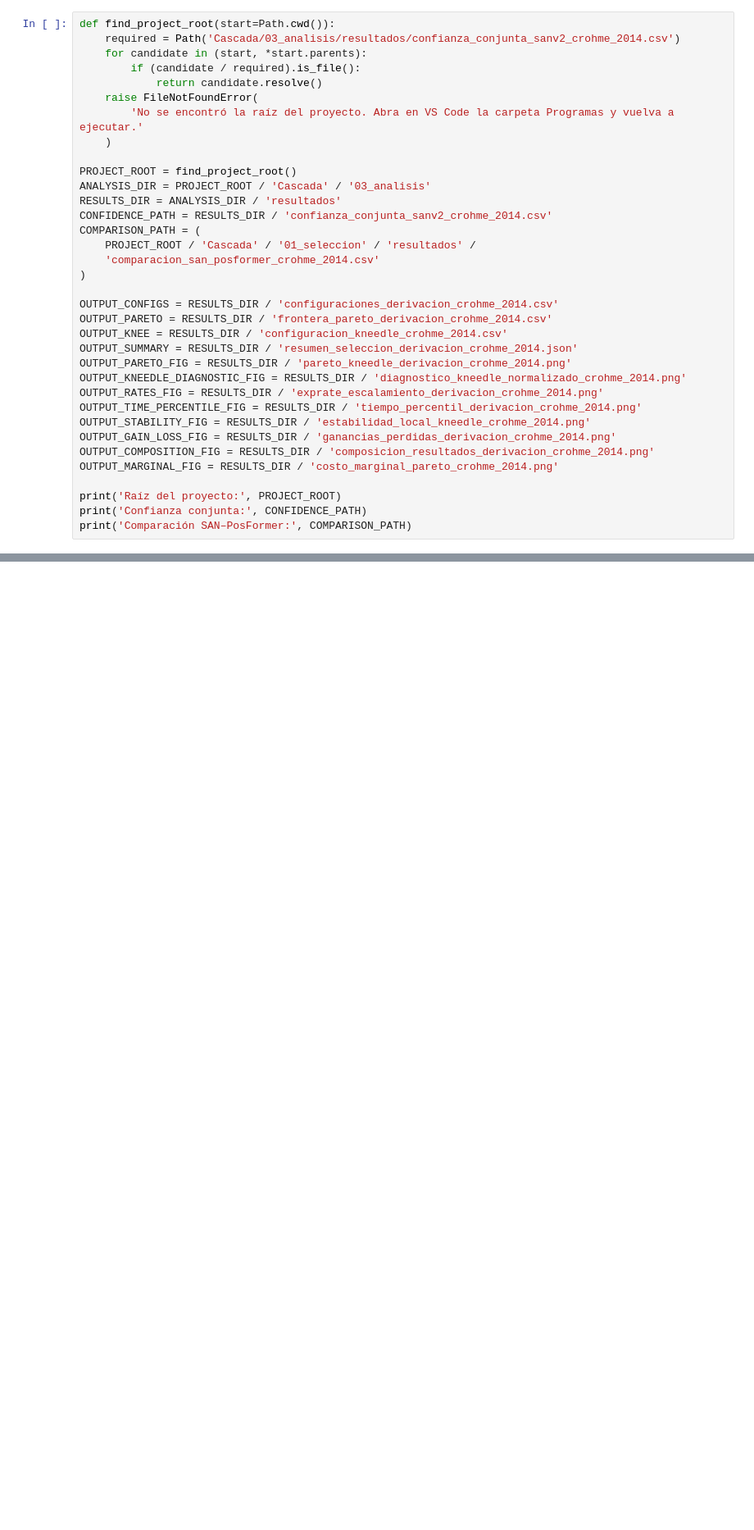
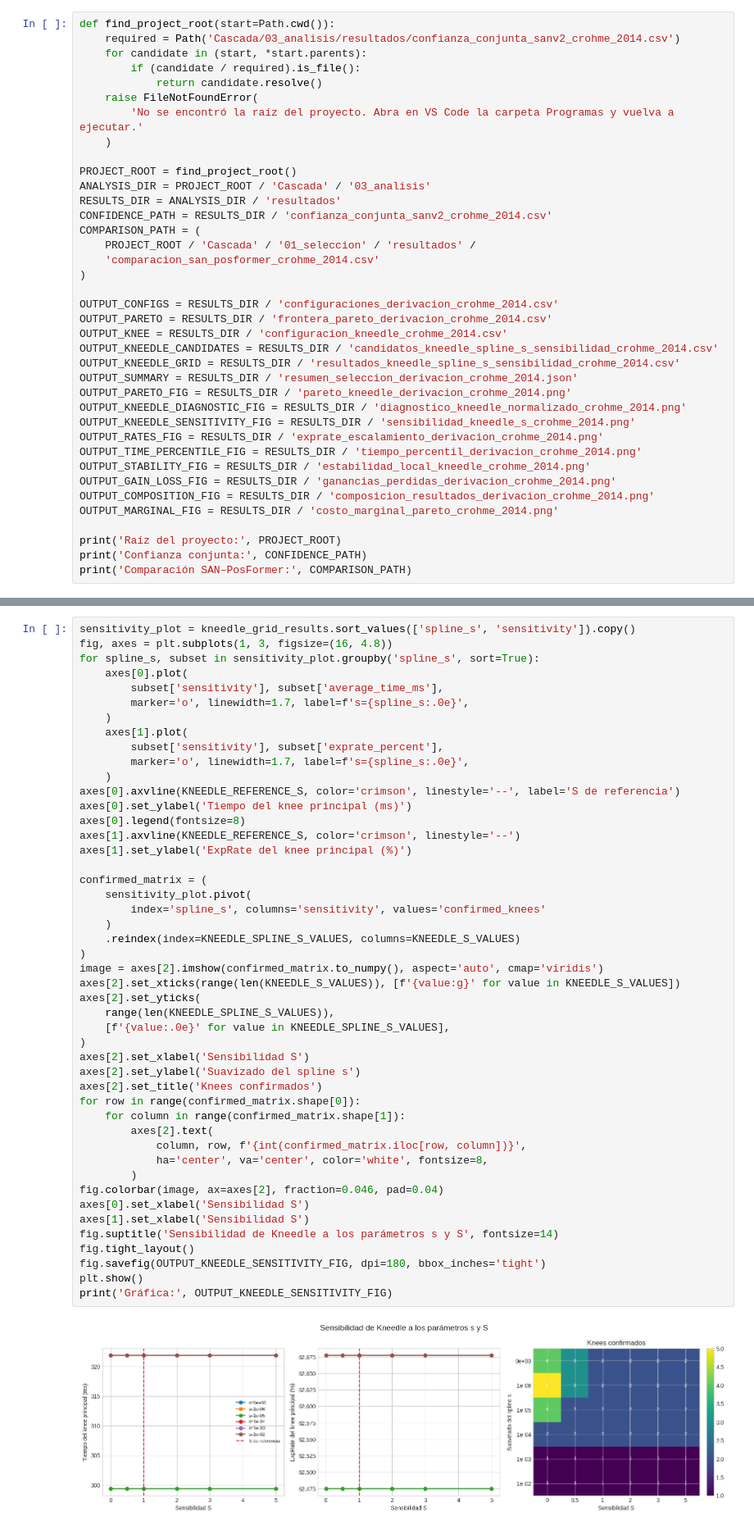
Before and after one commit to CarlossssMora/HMER-Cascade, a Jupyter notebook: Cascada/03_analisis/seleccion_umbral_pareto_kneedle_crohme_2014.ipynb, the cells around one changed output, grey strips where cells are left out. Shown at 82% size. Drawn from its saved outputs; the diff is of its cells as text; blank space fills up the shorter version.

```diff
--- a/Cascada/03_analisis/seleccion_umbral_pareto_kneedle_crohme_2014.ipynb
+++ b/Cascada/03_analisis/seleccion_umbral_pareto_kneedle_crohme_2014.ipynb
@@ -65,9 +70,12 @@ COMPARISON_PATH = (
 OUTPUT_CONFIGS = RESULTS_DIR / 'configuraciones_derivacion_crohme_2014.csv'
 OUTPUT_PARETO = RESULTS_DIR / 'frontera_pareto_derivacion_crohme_2014.csv'
 OUTPUT_KNEE = RESULTS_DIR / 'configuracion_kneedle_crohme_2014.csv'
+OUTPUT_KNEEDLE_CANDIDATES = RESULTS_DIR / 'candidatos_kneedle_spline_s_sensibilidad_crohme_2014.csv'
+OUTPUT_KNEEDLE_GRID = RESULTS_DIR / 'resultados_kneedle_spline_s_sensibilidad_crohme_2014.csv'
 OUTPUT_SUMMARY = RESULTS_DIR / 'resumen_seleccion_derivacion_crohme_2014.json'
 OUTPUT_PARETO_FIG = RESULTS_DIR / 'pareto_kneedle_derivacion_crohme_2014.png'
 OUTPUT_KNEEDLE_DIAGNOSTIC_FIG = RESULTS_DIR / 'diagnostico_kneedle_normalizado_crohme_2014.png'
+OUTPUT_KNEEDLE_SENSITIVITY_FIG = RESULTS_DIR / 'sensibilidad_kneedle_s_crohme_2014.png'
 OUTPUT_RATES_FIG = RESULTS_DIR / 'exprate_escalamiento_derivacion_crohme_2014.png'
 OUTPUT_TIME_PERCENTILE_FIG = RESULTS_DIR / 'tiempo_percentil_derivacion_crohme_2014.png'
 OUTPUT_STABILITY_FIG = RESULTS_DIR / 'estabilidad_local_kneedle_crohme_2014.png'
@@ -412,0 +657,49 @@ Gráfica: /mnt/c/Users/novac/Documents/Unidad/Documentos/IPN/Trabajo_terminal/Pr
+# %%
+sensitivity_plot = kneedle_grid_results.sort_values(['spline_s', 'sensitivity']).copy()
+fig, axes = plt.subplots(1, 3, figsize=(16, 4.8))
+for spline_s, subset in sensitivity_plot.groupby('spline_s', sort=True):
+    axes[0].plot(
+        subset['sensitivity'], subset['average_time_ms'],
+        marker='o', linewidth=1.7, label=f's={spline_s:.0e}',
+    )
+    axes[1].plot(
+        subset['sensitivity'], subset['exprate_percent'],
+        marker='o', linewidth=1.7, label=f's={spline_s:.0e}',
+    )
+axes[0].axvline(KNEEDLE_REFERENCE_S, color='crimson', linestyle='--', label='S de referencia')
+axes[0].set_ylabel('Tiempo del knee principal (ms)')
+axes[0].legend(fontsize=8)
+axes[1].axvline(KNEEDLE_REFERENCE_S, color='crimson', linestyle='--')
+axes[1].set_ylabel('ExpRate del knee principal (%)')
+
+confirmed_matrix = (
+    sensitivity_plot.pivot(
+        index='spline_s', columns='sensitivity', values='confirmed_knees'
+    )
+    .reindex(index=KNEEDLE_SPLINE_S_VALUES, columns=KNEEDLE_S_VALUES)
+)
+image = axes[2].imshow(confirmed_matrix.to_numpy(), aspect='auto', cmap='viridis')
+axes[2].set_xticks(range(len(KNEEDLE_S_VALUES)), [f'{value:g}' for value in KNEEDLE_S_VALUES])
+axes[2].set_yticks(
+    range(len(KNEEDLE_SPLINE_S_VALUES)),
+    [f'{value:.0e}' for value in KNEEDLE_SPLINE_S_VALUES],
+)
+axes[2].set_xlabel('Sensibilidad S')
+axes[2].set_ylabel('Suavizado del spline s')
+axes[2].set_title('Knees confirmados')
+for row in range(confirmed_matrix.shape[0]):
+    for column in range(confirmed_matrix.shape[1]):
+        axes[2].text(
+            column, row, f'{int(confirmed_matrix.iloc[row, column])}',
+            ha='center', va='center', color='white', fontsize=8,
+        )
+fig.colorbar(image, ax=axes[2], fraction=0.046, pad=0.04)
+axes[0].set_xlabel('Sensibilidad S')
+axes[1].set_xlabel('Sensibilidad S')
+fig.suptitle('Sensibilidad de Kneedle a los parámetros s y S', fontsize=14)
+fig.tight_layout()
+fig.savefig(OUTPUT_KNEEDLE_SENSITIVITY_FIG, dpi=180, bbox_inches='tight')
+plt.show()
+print('Gráfica:', OUTPUT_KNEEDLE_SENSITIVITY_FIG)
+# %% [output]
+[figure, added]
```
Also changed, not shown: parts of 14 cells of this notebook, 32 other files.
